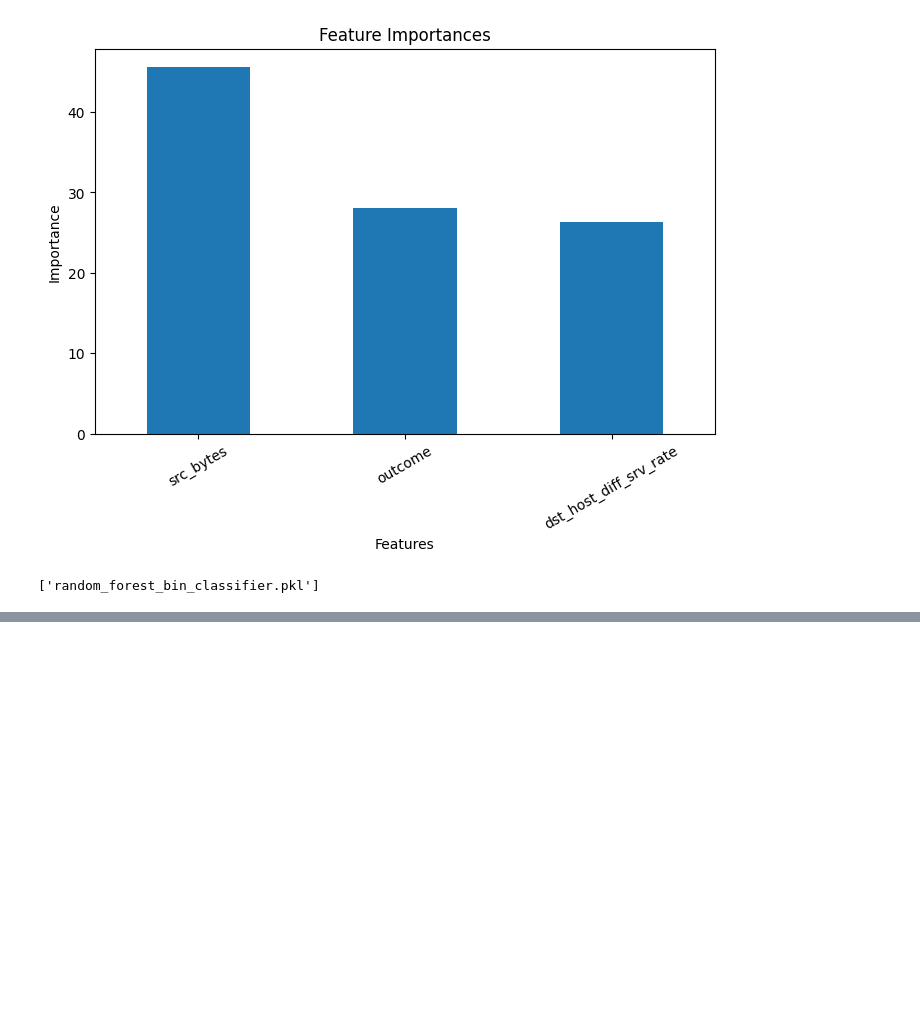
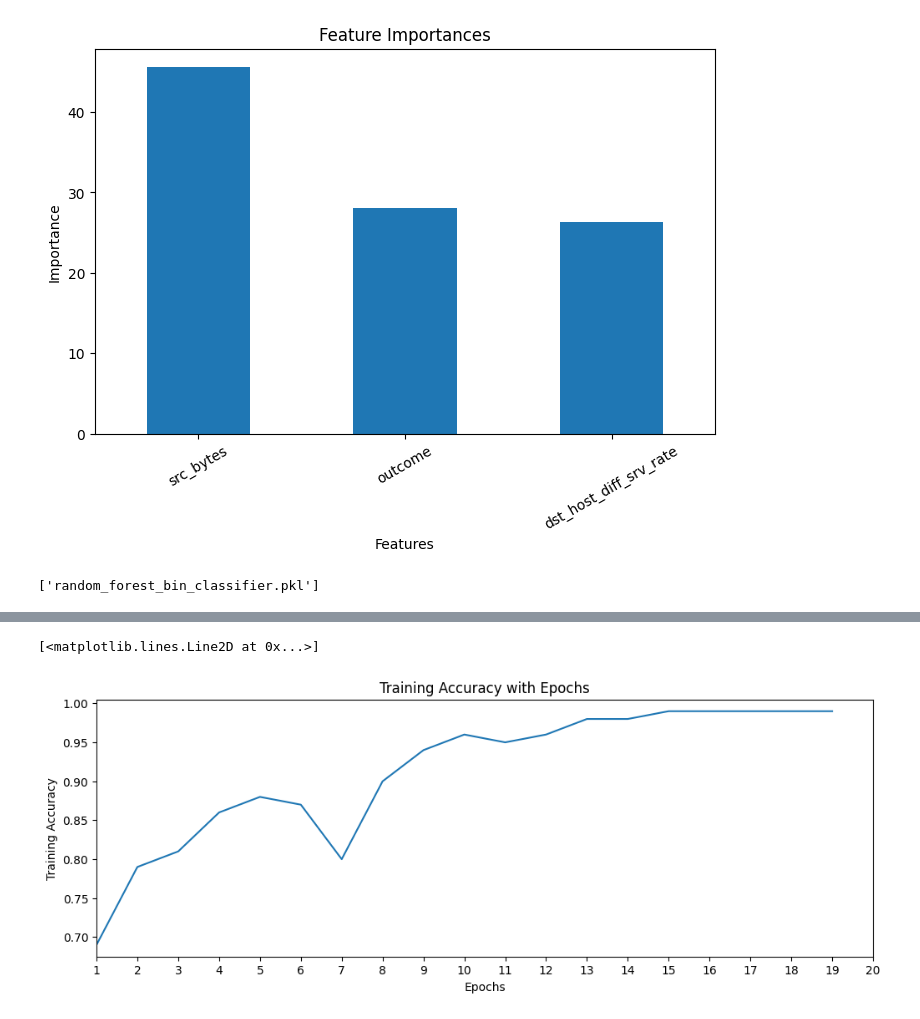
Before and after one commit to SouthernGhost/RA-MetricoDev-Test, a Jupyter notebook: M.Abdullah_RA_notebook.ipynb, the cells around one changed output, grey strips where cells are left out. Cells and saved outputs as stored; diff of their text form; code cells hidden in the pictures; blank space fills up the shorter version.

```diff
--- a/M.Abdullah_RA_notebook.ipynb
+++ b/M.Abdullah_RA_notebook.ipynb
@@ -270,7 +260,7 @@ weighted avg       0.98      0.98      0.98     37792
 from sklearn.neural_network import MLPClassifier
 
 ann = MLPClassifier(hidden_layer_sizes=(32,8),activation='relu',solver='adam',learning_rate='adaptive',max_iter=20,validation_fraction=0.2,
-                        random_state=10)
+                        batch_size=200, random_state=10)
 ann.fit(x_train,y_train)
 y_pred = ann.predict(x_test)
 accuracy = accuracy_score(y_test, y_pred)
@@ -278,10 +268,14 @@ print(f'Accuracy: {np.round(100*accuracy,decimals=2)}')
 print("\nClassification Report:")
 print(classification_report(y_test, y_pred,zero_division=1))
 
+#Plot confusion matrix
 cm = confusion_matrix(y_test, y_pred,normalize=None)
 plt.figure(figsize=(6,4))
 f = sns.heatmap(cm, annot=True,fmt='d')
 plt.show()
+
+#Save the SkLearn ANN Binary Classifier to disk
+joblib.dump(ann,'ann_bin_classifier.pkl')
 # %% [output]
 Accuracy: 98.82
 
@@ -307,11 +298,14 @@ x_train.shape
 # %%
-ann = Sequential()
-ann.add(Dense(64,input_shape=(x_train.shape[0],x_train.shape[1]),activation='relu'))
-ann.add(Dense(32,activation='relu'))
-ann.add(Dense(16,activation='relu'))
-ann.add(Dense(2,activation='relu'))
+tf_ann = Sequential()
+tf_ann.add(Dense(64,input_shape=(x_train.shape[1],),activation='relu'))
+tf_ann.add(Dense(32,activation='relu'))
+tf_ann.add(Dropout(0.25))
+tf_ann.add(Dense(16,activation='relu'))
+tf_ann.add(Dropout(0.15))
+tf_ann.add(Dense(1,activation='sigmoid'))
 
-ann.compile(optimizer='adam',loss=keras.losses.BinaryCrossentropy(),metrics=['accuracy'])
+tf_ann.compile(optimizer='adam',loss='binary_crossentropy',metrics=['accuracy'])
 
-ann.fit(x_train,y_train,epochs=10,batch_size=8)
+#with tf.device('GPU/: 0'):
+tf_ann_hist=tf_ann.fit(x_train,y_train,epochs=20,batch_size=100,validation_data=(x_test,y_test))
 # %% [output]
@@ -322,0 +335,11 @@ Invalid input shape for input Tensor("data:0", shape=(None, 3), dtype=float32).
+# %%
+plt.figure(figsize=(12,4))
+plt.title('Training Accuracy with Epochs')
+plt.xlabel('Epochs')
+plt.ylabel('Training Accuracy')
+plt.xlim(1,20)
+plt.xticks(range(1,21))
+plt.plot(np.round(tf_ann_hist.history['accuracy'],decimals=2))
+# %% [output]
+[<matplotlib.lines.Line2D at 0x...>]
+[figure, added]
```
Also changed, not shown: parts of 13 cells of this notebook.
